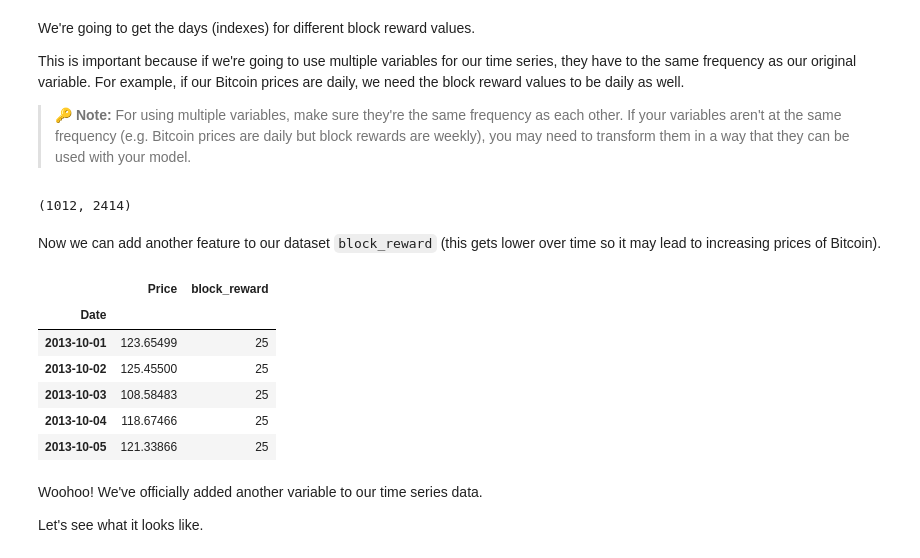
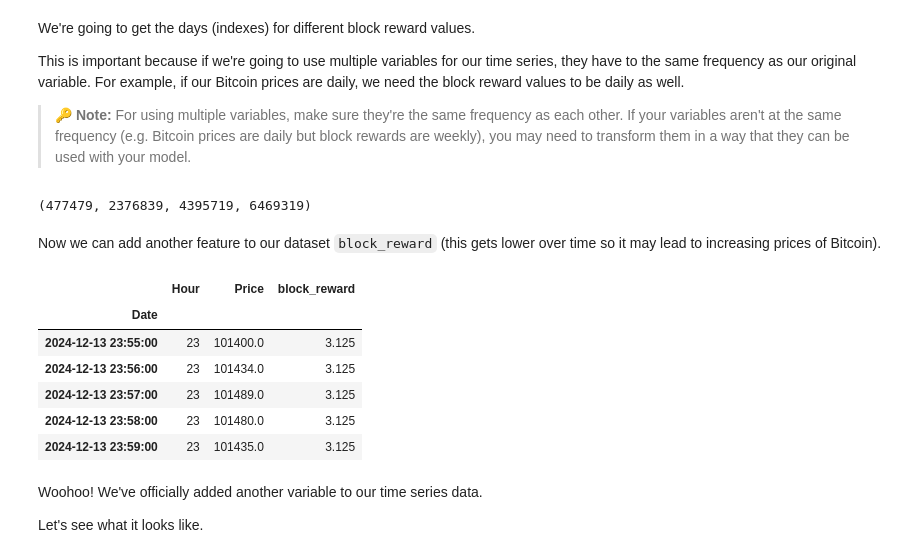
Before and after one commit to Garcialejan/Tensorflow_deep_learning_theory, a Jupyter notebook: Theory_notebooks/10_time_series_forecasting_in_tensorflow.ipynb, the cells around one changed output. Cells and saved outputs as stored; diff of their text form; code cells hidden in the pictures.

```diff
--- a/Theory_notebooks/10_time_series_forecasting_in_tensorflow.ipynb
+++ b/Theory_notebooks/10_time_series_forecasting_in_tensorflow.ipynb
@@ -2013,15 +2033,19 @@ The following block rewards and dates were sourced from [cmcmarkets.com](https:/
 > 🔑 **Note:** Since our Bitcoin historical data starts from 01 October 2013, none of the timesteps in our multivariate time series will have a block reward of 50.
 # %%
 # Block reward values
-block_reward_1 = 50 # 3 January 2009 (2009-01-03) - this block reward isn't in our dataset (it starts from 01 October 2013)
+import numpy as np
+
+block_reward_1 = 50 # 3 January 2009 (2009-01-03) - this block reward isn't in our dataset (it starts from 01 January 2012)
 block_reward_2 = 25 # 28 November 2012
 block_reward_3 = 12.5 # 9 July 2016
 block_reward_4 = 6.25 # 11 May 2020
+block_reward_5 = 3.125 # 20 April 2024
 
 # Block reward dates (datetime form of the above date stamps)
 block_reward_2_datetime = np.datetime64("2012-11-28")
 block_reward_3_datetime = np.datetime64("2016-07-09")
 block_reward_4_datetime = np.datetime64("2020-05-11")
+block_reward_5_datetime = np.datetime64("2024-04-20")
 # %% [markdown]
 We're going to get the days (indexes) for different block reward values.
 
@@ -2030,31 +2054,36 @@ This is important because if we're going to use multiple variables for our time
 > 🔑 **Note:** For using multiple variables, make sure they're the same frequency as each other. If your variables aren't at the same frequency (e.g. Bitcoin prices are daily but block rewards are weekly), you may need to transform them in a way that they can be used with your model.
 # %%
 # Get date indexes for when to add in different block dates
-block_reward_2_days = (block_reward_3_datetime - bitcoin_prices.index[0]).days
-block_reward_3_days = (block_reward_4_datetime - bitcoin_prices.index[0]).days
-block_reward_2_days, block_reward_3_days
+block_reward_2_days = int((block_reward_2_datetime - bitcoin_prices.index[0]).total_seconds() / 60)
+block_reward_3_days = int((block_reward_3_datetime - bitcoin_prices.index[0]).total_seconds() / 60)
+block_reward_4_days = int((block_reward_4_datetime - bitcoin_prices.index[0]).total_seconds() / 60)
+block_reward_5_days = int((block_reward_5_datetime - bitcoin_prices.index[0]).total_seconds() / 60)
+
+block_reward_2_days, block_reward_3_days, block_reward_4_days, block_reward_5_days
 # %% [output]
-(1012, 2414)
+(477479, 2376839, 4395719, 6469319)
 # %% [markdown]
 Now we can add another feature to our dataset `block_reward` (this gets lower over time so it may lead to increasing prices of Bitcoin).
 # %%
 # Add block_reward column
 bitcoin_prices_block = bitcoin_prices.copy()
 bitcoin_prices_block["block_reward"] = None
 
 # Set values of block_reward column (it's the last column hence -1 indexing on iloc)
 bitcoin_prices_block.iloc[:block_reward_2_days, -1] = block_reward_2
 bitcoin_prices_block.iloc[block_reward_2_days:block_reward_3_days, -1] = block_reward_3
-bitcoin_prices_block.iloc[block_reward_3_days:, -1] = block_reward_4
-bitcoin_prices_block.head()
+bitcoin_prices_block.iloc[block_reward_3_days:block_reward_4_days, -1] = block_reward_4
+bitcoin_prices_block.iloc[block_reward_4_days:, -1] = block_reward_5
+
+bitcoin_prices_block.tail()
 # %% [output]
-|  | Price | block_reward |
-| Date |  |  |
-| 2013-10-01 | 123.65499 | 25 |
-| 2013-10-02 | 125.45500 | 25 |
-| 2013-10-03 | 108.58483 | 25 |
-| 2013-10-04 | 118.67466 | 25 |
-| 2013-10-05 | 121.33866 | 25 |
+|  | Hour | Price | block_reward |
+| Date |  |  |  |
+| 2024-12-13 23:55:00 | 23 | 101400.0 | 3.125 |
+| 2024-12-13 23:56:00 | 23 | 101434.0 | 3.125 |
+| 2024-12-13 23:57:00 | 23 | 101489.0 | 3.125 |
+| 2024-12-13 23:58:00 | 23 | 101480.0 | 3.125 |
+| 2024-12-13 23:59:00 | 23 | 101435.0 | 3.125 |
 # %% [markdown]
 Woohoo! We've officially added another variable to our time series data.
 
```
Also changed, not shown: parts of 33 cells of this notebook, 1 other file.
